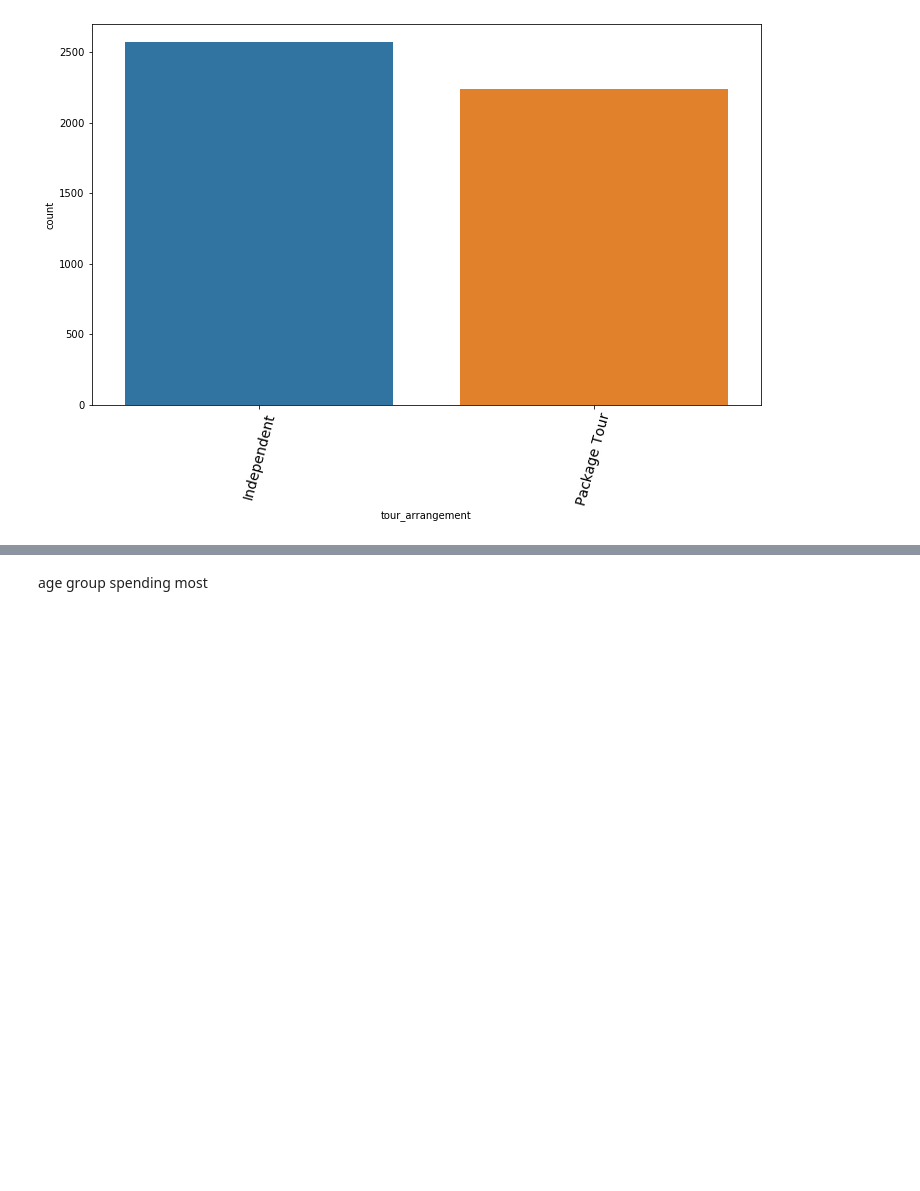
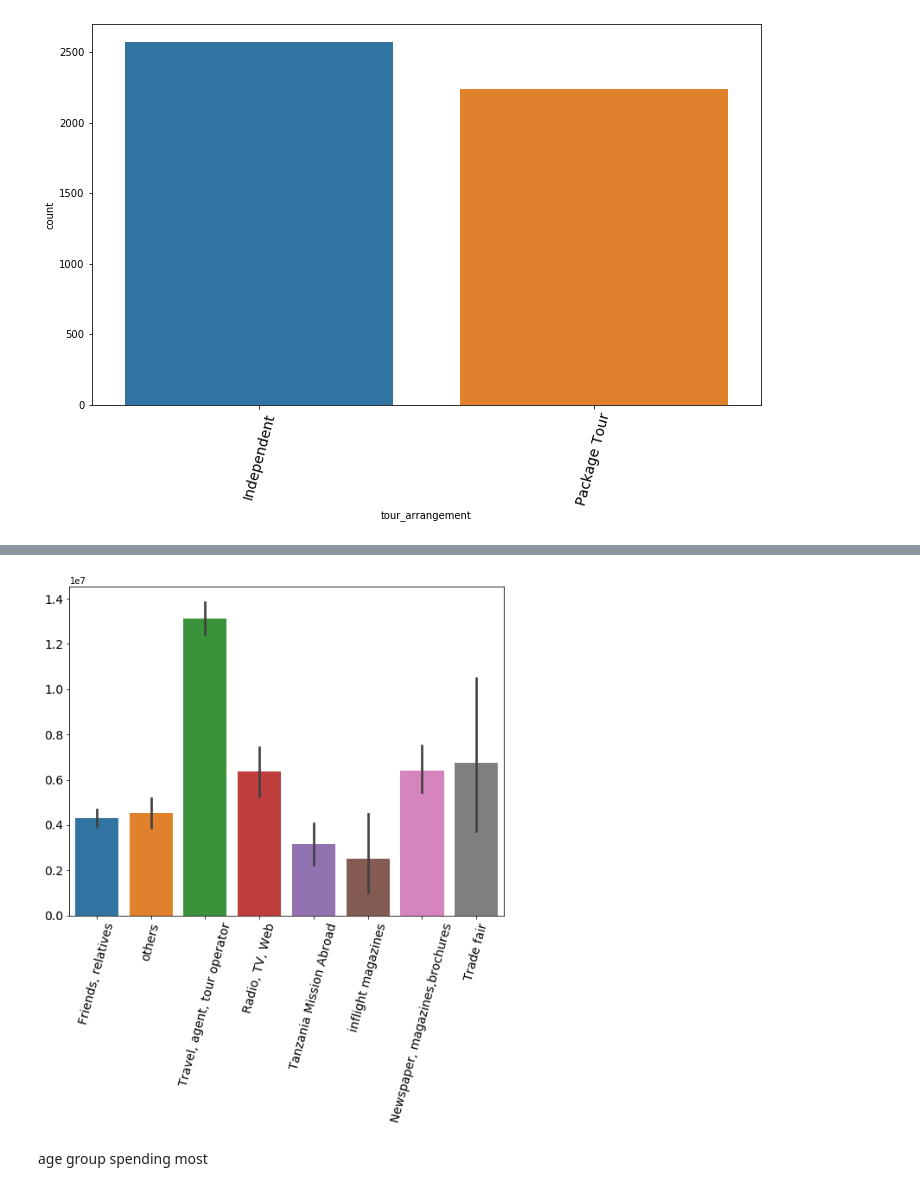
Before and after one commit to joluoch/Tz_Tourism_prediction, a Jupyter notebook: Notebooks/EDA.ipynb, the cells around one changed output, grey strips where cells are left out. Cells and saved outputs as stored; diff of their text form; code cells hidden in the pictures; blank space fills up the shorter version.

```diff
--- a/Notebooks/EDA.ipynb
+++ b/Notebooks/EDA.ipynb
@@ -159,3 +184,7 @@ plots.plot_count(data,'tour_arrangement','')
+# %%
+plots.plot_bar(data,'info_source','total_cost','','','')
+# %% [output]
+[figure, added]
 # %% [markdown]
 age group spending most
 # %%
```
Also changed, not shown: parts of 15 cells of this notebook, 2 other files.
